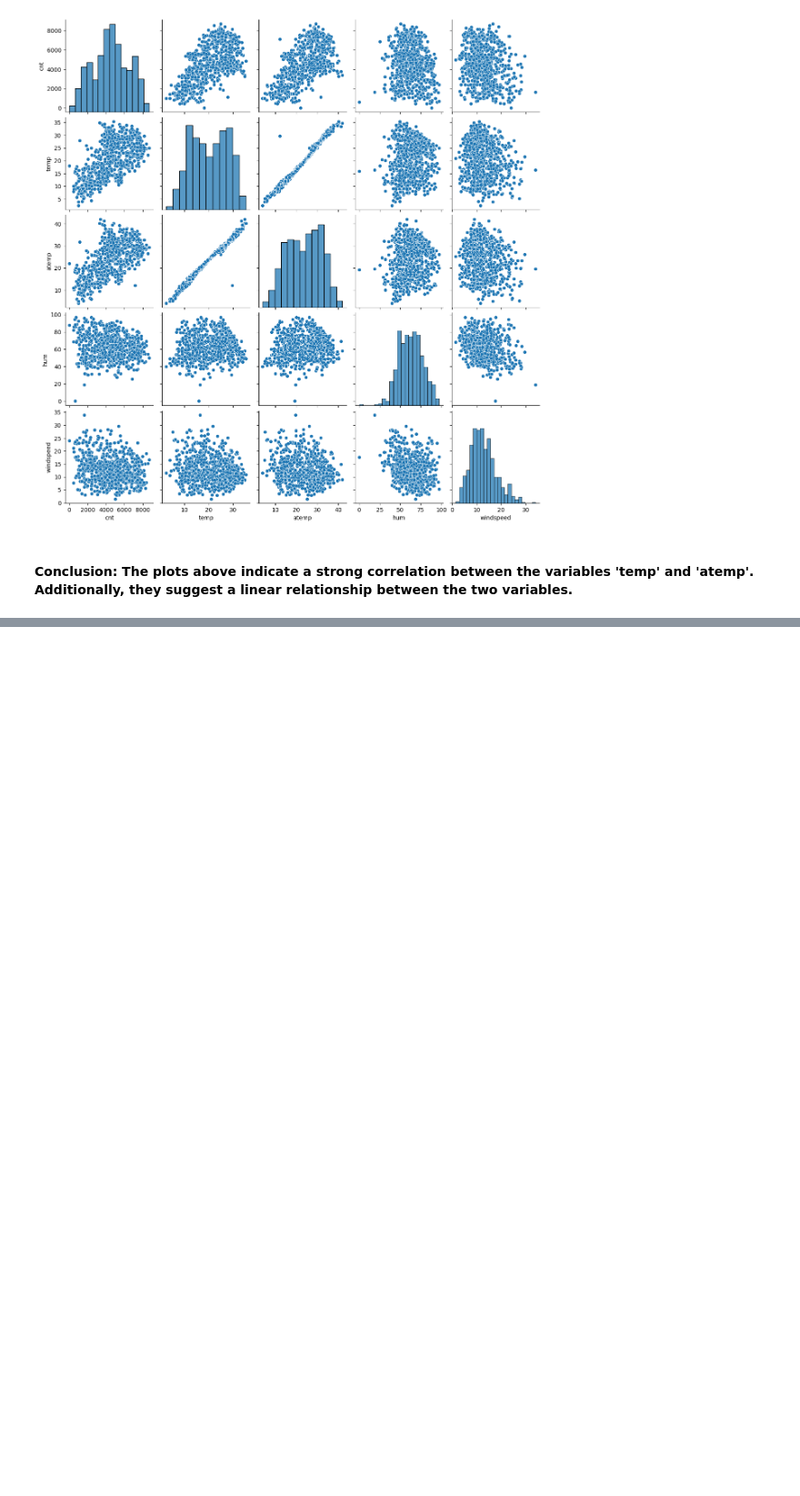
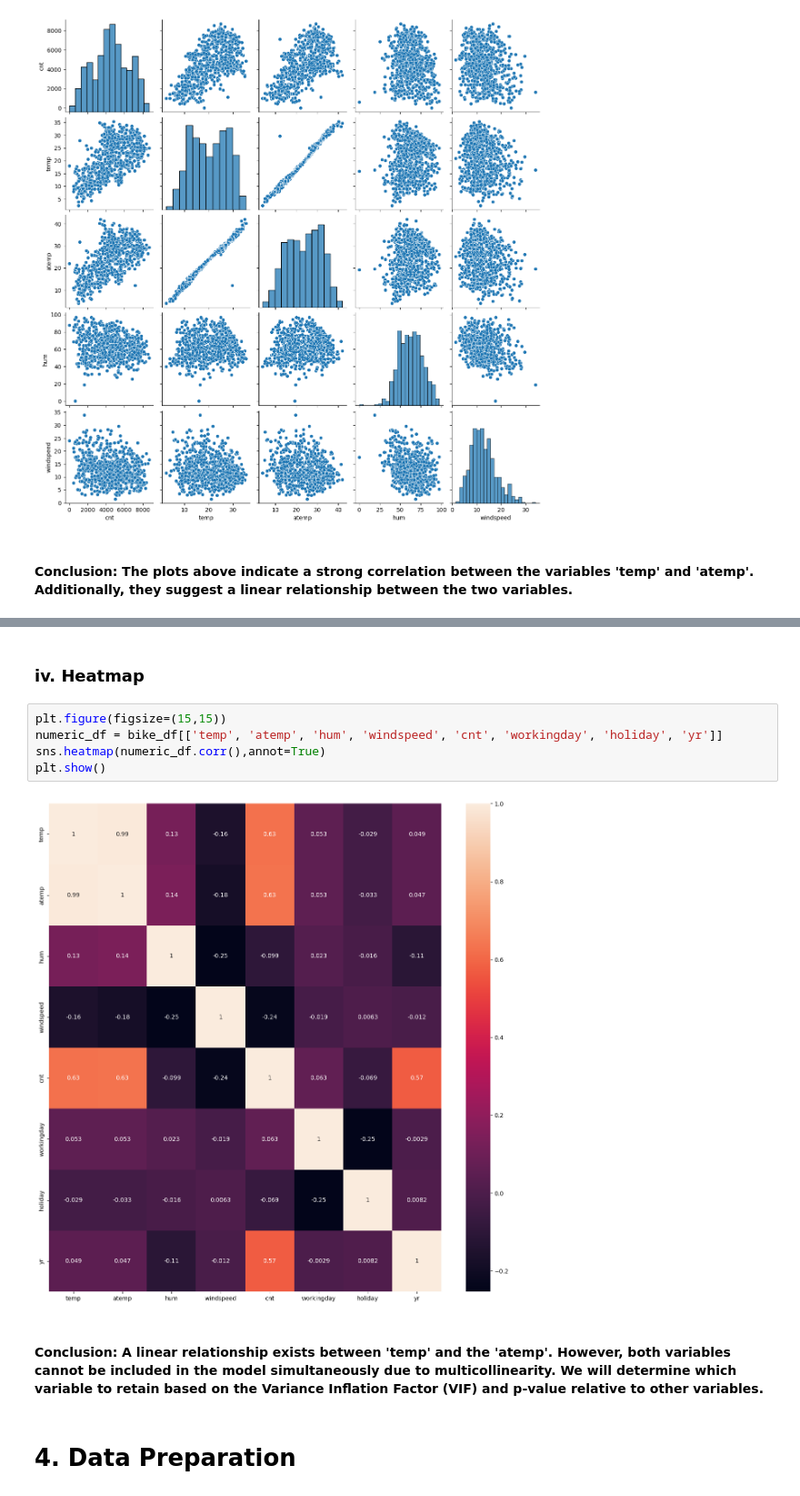
Before and after one commit to anagharavishankar/Regression_Bike_Sharing, a Jupyter notebook: Anagha_Ravishankar_Bike_Sharing.ipynb, the cells around one changed output, grey strips where cells are left out. Shown at 91% size. Saved outputs shown, nothing was run; the diff lists cells and outputs as text; blank space fills up the shorter version.

```diff
--- a/Anagha_Ravishankar_Bike_Sharing.ipynb
+++ b/Anagha_Ravishankar_Bike_Sharing.ipynb
@@ -238,0 +248,13 @@ plt.show()
+# %% [markdown]
+### iv. Heatmap
+# %%
+plt.figure(figsize=(15,15))
+numeric_df = bike_df[['temp', 'atemp', 'hum', 'windspeed', 'cnt', 'workingday', 'holiday', 'yr']]
+sns.heatmap(numeric_df.corr(),annot=True)
+plt.show()
+# %% [output]
+[figure, added]
+# %% [markdown]
+#### Conclusion: A linear relationship exists between  'temp' and the 'atemp'. However, both variables cannot be included in the model simultaneously due to multicollinearity. We will determine which variable to retain based on the Variance Inflation Factor (VIF) and p-value relative to other variables.
+# %% [markdown]
+# 4. Data Preparation
```
Also changed, not shown: parts of 4 cells of this notebook.
